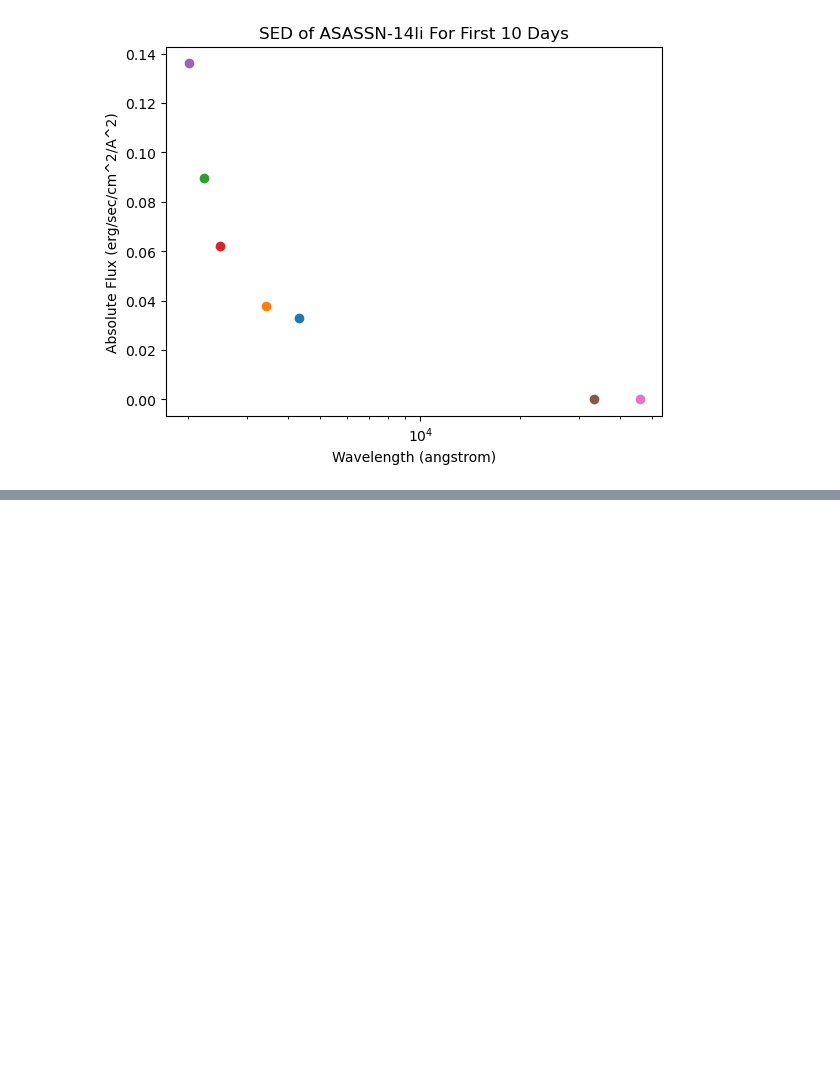
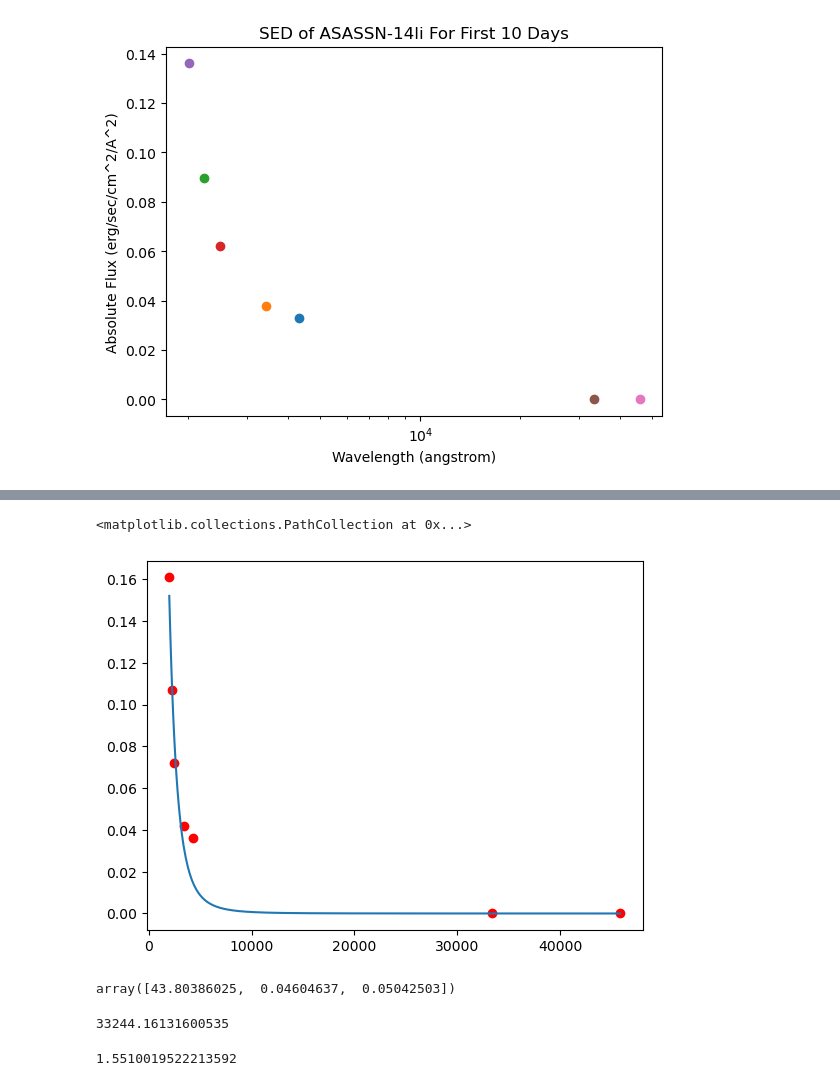
Before and after one commit to Seti-Norris/SASP-TDE, a Jupyter notebook: BB_TDE.ipynb, the cells around one changed output, grey strips where cells are left out. Cells and saved outputs as stored; diff of their text form; code cells hidden in the pictures; blank space fills up the shorter version.

```diff
--- a/BB_TDE.ipynb
+++ b/BB_TDE.ipynb
@@ -252,0 +355,19 @@ AttributeError: 'numpy.float64' object has no attribute 'to'
+# %%
+y_cont = blackbody_lam(li_wave_cont,bestT,bestA)
+plt.plot(li_wave_cont,y_cont)
+plt.scatter(SED10_wave('ASASSN-14li'),SED10_ydata('ASASSN-14li'),c='r')
+# %% [output]
+<matplotlib.collections.PathCollection at 0x...>
+[figure, added]
+# %%
+plateau['Peak bolometric'][6]
+# %% [output]
+array([43.80386025,  0.04604637,  0.05042503])
+# %%
+popt[0]
+# %% [output]
+33244.16131600535
+# %%
+np.mean(plateau['Peak temperature'][6])
+# %% [output]
+1.5510019522213592
```
Also changed, not shown: parts of 33 cells of this notebook, 2 other files.
